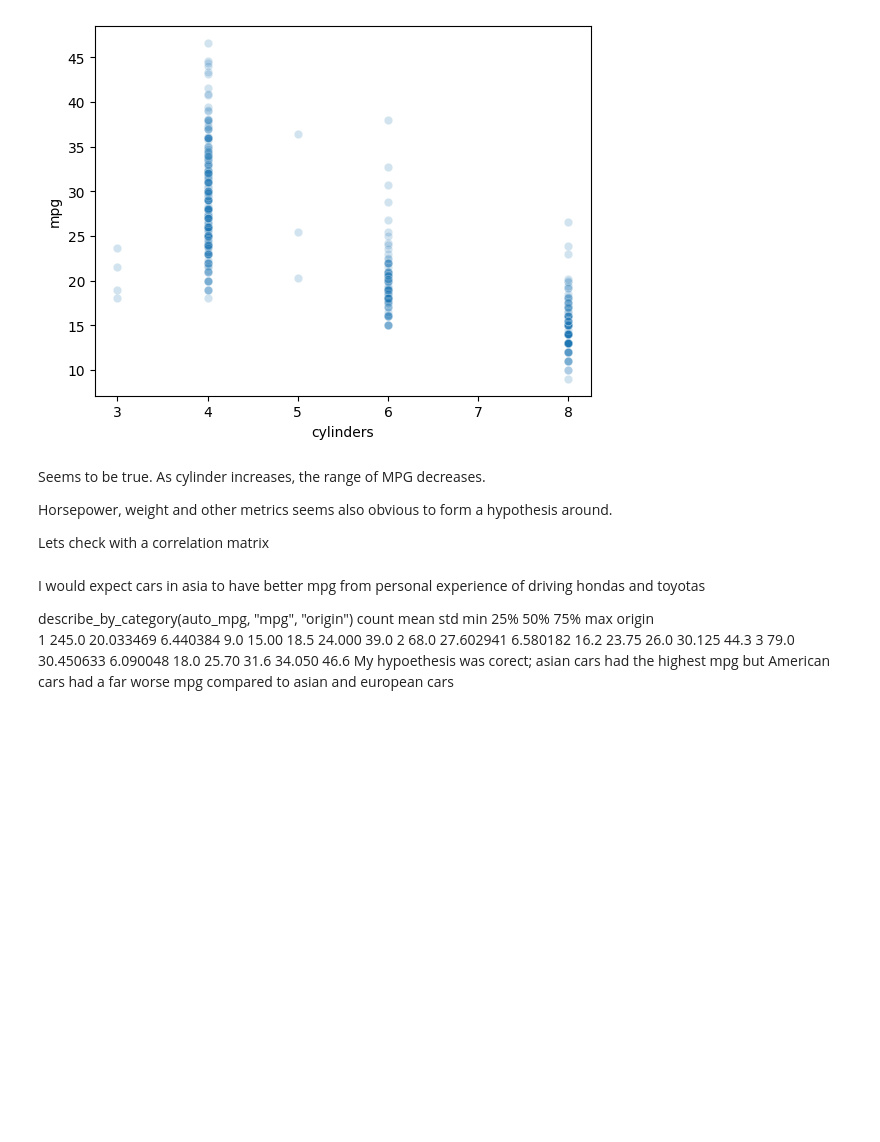
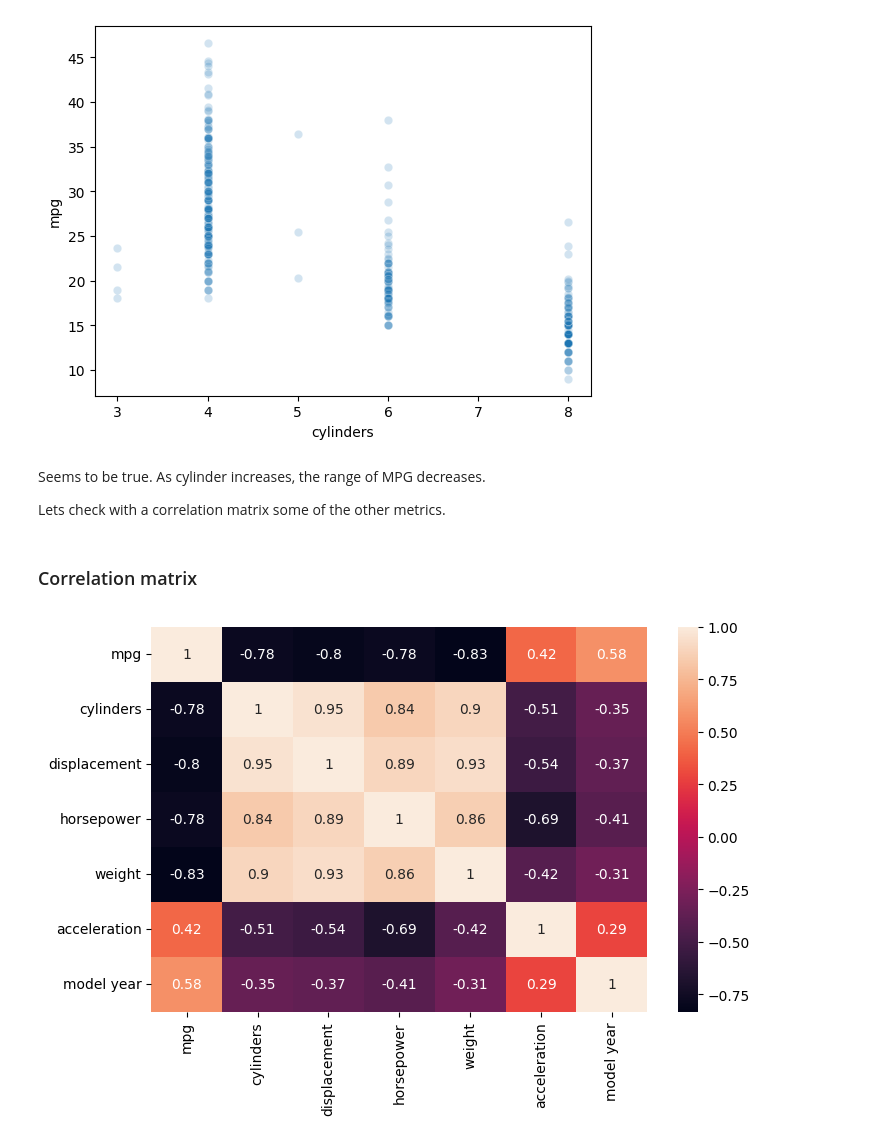
Before and after one commit to smlatic/statistiska-metoder-workfolder, a Jupyter notebook: Homework/lab-cars.ipynb, the cells around one changed output. Cells and saved outputs as stored; diff of their text form; code cells hidden in the pictures; blank space fills up the shorter version.

```diff
--- a/Homework/lab-cars.ipynb
+++ b/Homework/lab-cars.ipynb
@@ -108,16 +114,13 @@ sns.scatterplot(x="cylinders", y="mpg", data=auto_mpg, alpha = 0.2);
 # %% [markdown]
 Seems to be true. As cylinder increases, the range of MPG decreases.
 
-Horsepower, weight and other metrics seems also obvious to form a hypothesis around.
-
-Lets check with a correlation matrix
+Lets check with a correlation matrix some of the other metrics.
-# %% [markdown]
-I would expect cars in asia to have better mpg from personal experience of driving hondas and toyotas
-
-describe_by_category(auto_mpg, "mpg", "origin")
-        count       mean       std   min    25%   50%     75%   max
-origin
-1       245.0  20.033469  6.440384   9.0  15.00  18.5  24.000  39.0
-2        68.0  27.602941  6.580182  16.2  23.75  26.0  30.125  44.3
-3        79.0  30.450633  6.090048  18.0  25.70  31.6  34.050  46.6
-My hypoethesis was corect; asian cars had the highest mpg but American cars had a far worse mpg compared to asian and european cars
+# %% [markdown]
+### Correlation matrix
+# %%
+auto_mpg["horsepower"] = pd.to_numeric(auto_mpg["horsepower"]) # there were only 2-3 missing horsepower values so looked them up and added manually for easier managing.
+plt.figure(figsize=(8,5))
+sns.heatmap(auto_mpg.corr(numeric_only=True), annot=True); #shows the data where each value of a matrix is represented as a color
+#plt.title('Heatmap displaying the relationship between data') #set title
+# %% [output]
+[figure, added]
```
Also changed, not shown: parts of 16 cells of this notebook, 1 other file.
